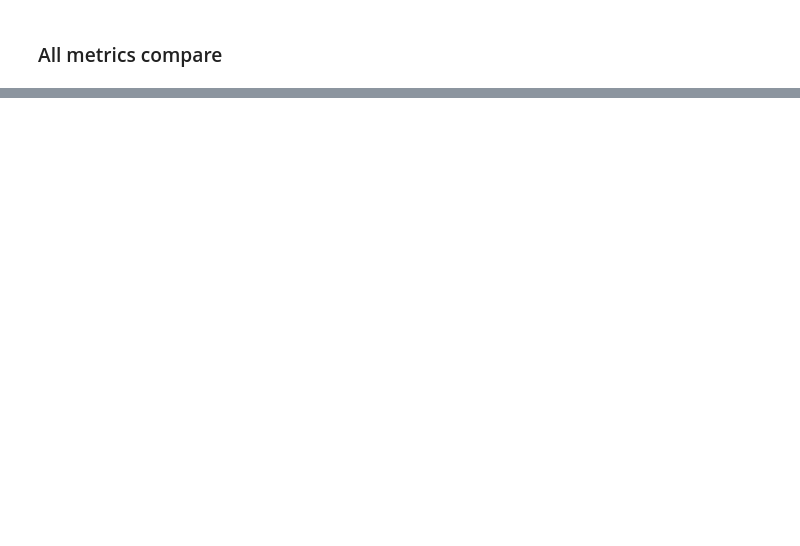
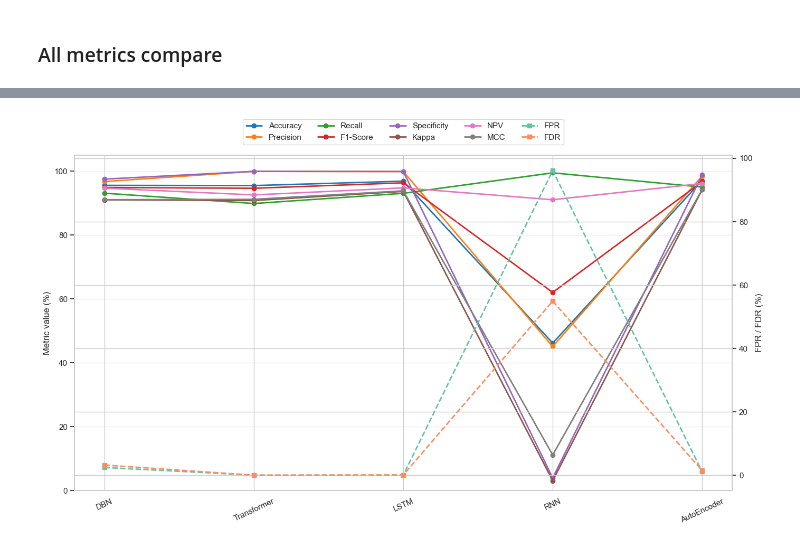
Before and after one commit to abdullateefakorede/ddos-detection-and-mitigation-project, a Jupyter notebook: plots.ipynb, the cells around one changed output, grey strips where cells are left out. Drawn from its saved outputs; the diff is of its cells as text; code cells hidden in the pictures; blank space fills up the shorter version.

```diff
--- a/plots.ipynb
+++ b/plots.ipynb
@@ -412,0 +309,78 @@ plt.show()
+# %%
+import pandas as pd
+import matplotlib.pyplot as plt
+import seaborn as sns
+
+# Data transcribed from the image table
+data = {
+    "Model": ["DBN", "Transformer", "LSTM", "RNN", "AutoEncoder"],
+
+    "Accuracy": [95.60, 95.53, 96.91, 46.17, 97.17],
+    "Precision": [96.79, 99.98, 99.92, 45.07, 98.50],
+    "Recall": [93.14, 89.91, 93.10, 99.52, 95.04],
+    "F1-Score": [94.93, 94.68, 96.39, 62.04, 96.74],
+
+    "Specificity": [97.55, 99.98, 99.94, 3.90, 98.85],
+    "Kappa": [91.04, 90.84, 93.70, 3.04, 94.23],
+    "NPV": [94.72, 92.60, 94.81, 91.09, 96.18],
+    "MCC": [91.10, 91.22, 93.88, 11.11, 94.28],
+
+    # FPR and FDR remain in decimal form (as in the table)
+    "FPR": [0.0245, 0.0002, 0.0006, 0.9610, 0.0115],
+    "FDR": [0.0321, 0.0002, 0.0009, 0.5493, 0.0150],
+}
+
+
+df = pd.DataFrame(data).set_index("Model")
+
+# Convert FPR/FDR to percent so axis label is intuitive (0.0017 -> 0.17%)
+df["FPR_pct"] = df["FPR"] * 100
+df["FDR_pct"] = df["FDR"] * 100
+
+# Metrics to show on the primary axis (0-100 scale)
+main_metrics = ["Accuracy", "Precision", "Recall",
+                "F1-Score", "Specificity", "Kappa", "NPV", "MCC"]
+# Small metrics to show on the secondary axis (percent, small numbers)
+small_metrics = ["FPR_pct", "FDR_pct"]
+
+sns.set(style="whitegrid")
+fig, ax = plt.subplots(figsize=(14, 8))
+
+# Plot main metrics on primary y-axis
+colors = sns.color_palette("tab10", n_colors=len(main_metrics))
+for col, c in zip(main_metrics, colors):
+    ax.plot(df.index, df[col], marker="o", linewidth=2, label=col, color=c)
+
+ax.set_ylabel("Metric value (%)", fontsize=12)
+ax.set_ylim(0, 105)
+# ax.set_title(
+#     "Model performance metrics (all on a single plot with secondary axis for tiny rates)", fontsize=14)
+
+# Secondary y-axis for FPR and FDR (percent)
+ax2 = ax.twinx()
+colors2 = sns.color_palette("Set2", n_colors=len(small_metrics))
+for col, c in zip(small_metrics, colors2):
+    # Use dashed lines for the small metrics so they visually differ
+    ax2.plot(df.index, df[col], marker="s", linewidth=2,
+             linestyle="--", label=col.replace("_pct", ""), color=c)
+
+ax2.set_ylabel("FPR / FDR (%)", fontsize=12)
+
+# Combine legends from both axes into one
+handles1, labels1 = ax.get_legend_handles_labels()
+handles2, labels2 = ax2.get_legend_handles_labels()
+all_handles = handles1 + handles2
+all_labels = labels1 + labels2
+ax.legend(all_handles, all_labels, loc="upper center",
+          bbox_to_anchor=(0.5, 1.12), ncol=5)
+
+# Improve layout & ticks
+ax.set_xticks(range(len(df.index)))
+ax.set_xticklabels(df.index, rotation=25)
+ax.grid(True, axis="y", alpha=0.35)
+
+plt.tight_layout()
+plt.savefig("model_metrics_single_plot.png", dpi=200)
+plt.show()
+# %% [output]
+[figure, added]
```
Also changed, not shown: parts of 26 cells of this notebook, 1 other file.
